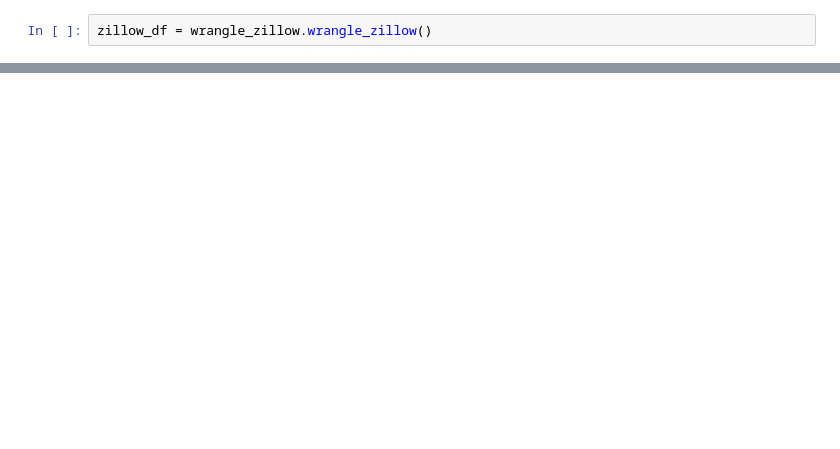
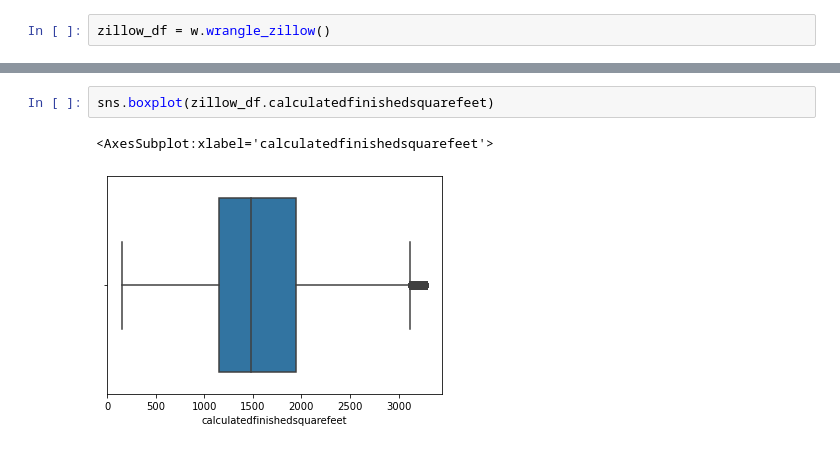
Before and after one commit to parkervoit/clustering-exercises, a Jupyter notebook: zillow_explore.ipynb, the cells around one changed output, grey strips where cells are left out. Drawn from its saved outputs; the diff is of its cells as text; blank space fills up the shorter version.

```diff
--- a/zillow_explore.ipynb
+++ b/zillow_explore.ipynb
@@ -11,3 +12,3 @@ import env, wrangle_zillow as w
 import scipy.stats as stats
 # %%
-zillow_df = wrangle_zillow.wrangle_zillow()
+zillow_df = w.wrangle_zillow()
@@ -79,0 +35,5 @@ Name: propertycountylandusecode, Length: 77575, dtype: object
+# %%
+sns.boxplot(zillow_df.calculatedfinishedsquarefeet)
+# %% [output]
+<AxesSubplot:xlabel='calculatedfinishedsquarefeet'>
+[figure, added]
```
Also changed, not shown: parts of 14 cells of this notebook, 2 other files.
